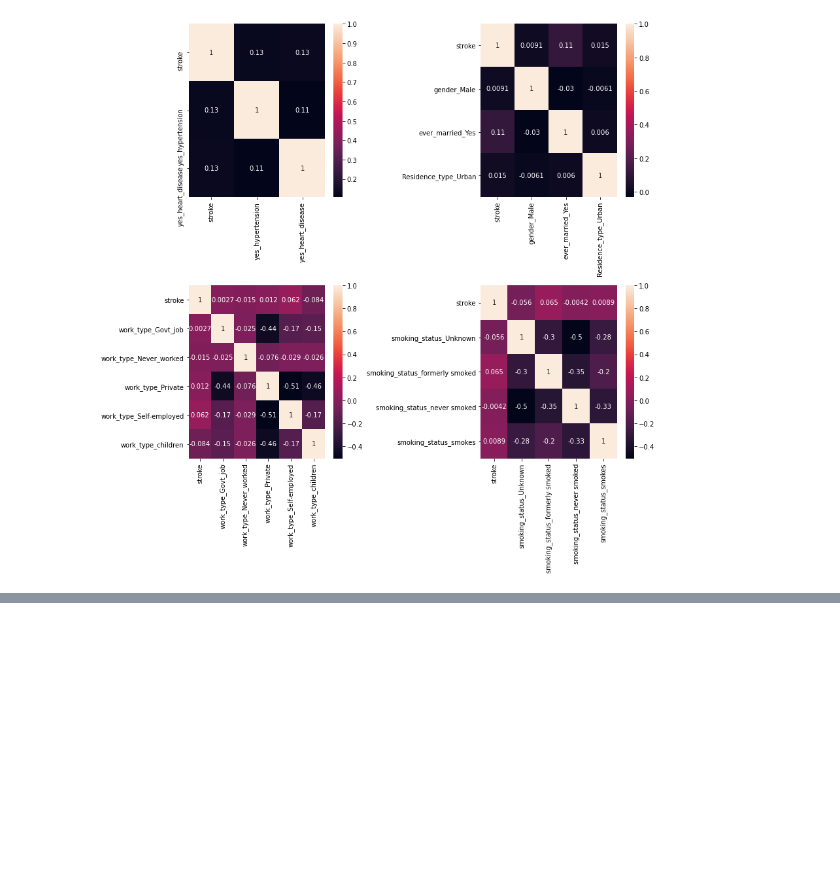
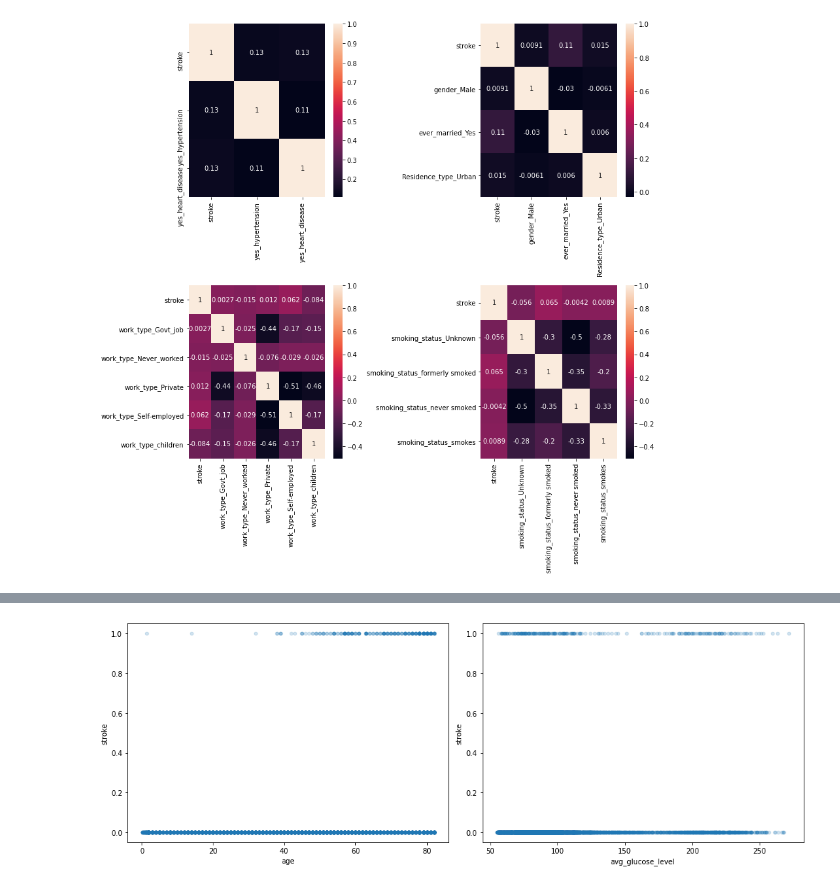
Before and after one commit to idankam/DataScienceCourseProject, a Jupyter notebook: Classification Notebook.ipynb, the cells around one changed output, grey strips where cells are left out. Cells and saved outputs as stored; diff of their text form; code cells hidden in the pictures; blank space fills up the shorter version.

```diff
--- a/Classification Notebook.ipynb
+++ b/Classification Notebook.ipynb
@@ -318,0 +354,13 @@ plt.show()
+# %%
+df = df_result
+
+fig, ax = plt.subplots(1,2, figsize = (14,5), )
+((ax1, ax2)) = ax
+
+df.plot(ax=ax1, kind='scatter', x='age', y='stroke', alpha = 0.2)
+df.plot(ax=ax2, kind='scatter', x='avg_glucose_level', y='stroke', alpha = 0.2)
+
+plt.tight_layout()
+plt.show()
+# %% [output]
+[figure, added]
```
Also changed, not shown: parts of 9 cells of this notebook.
